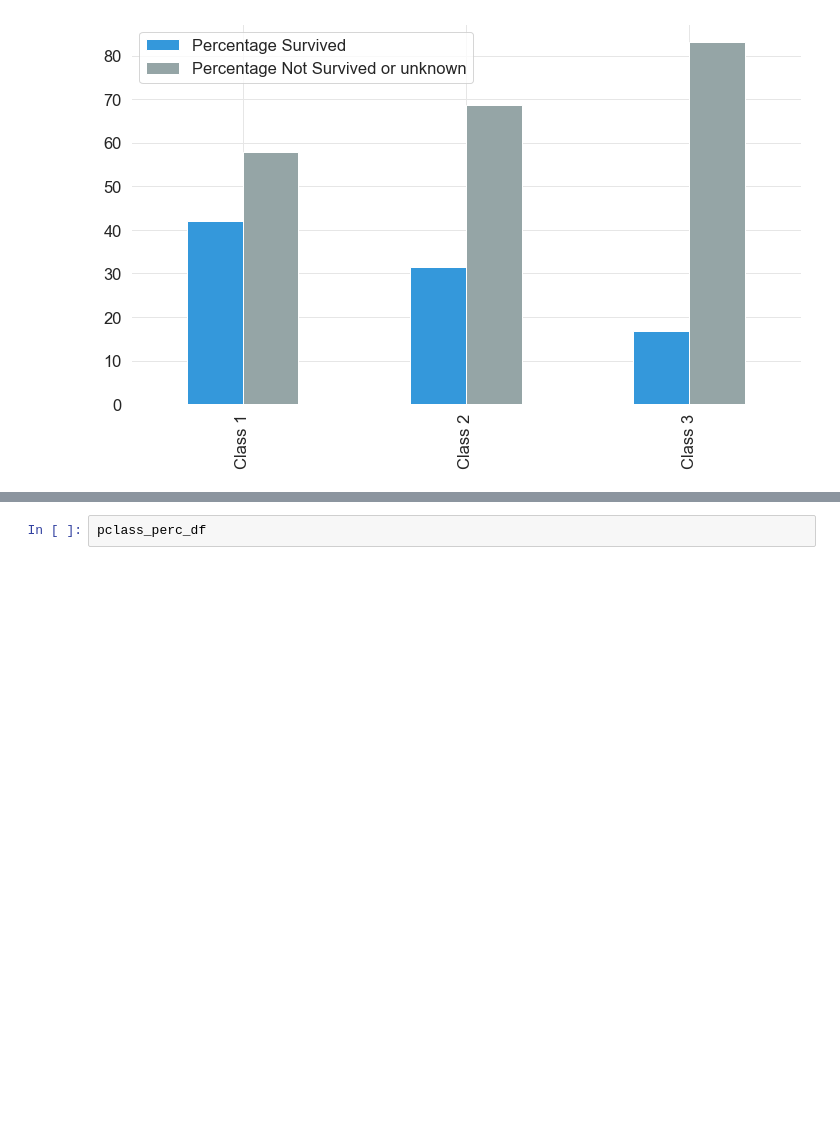
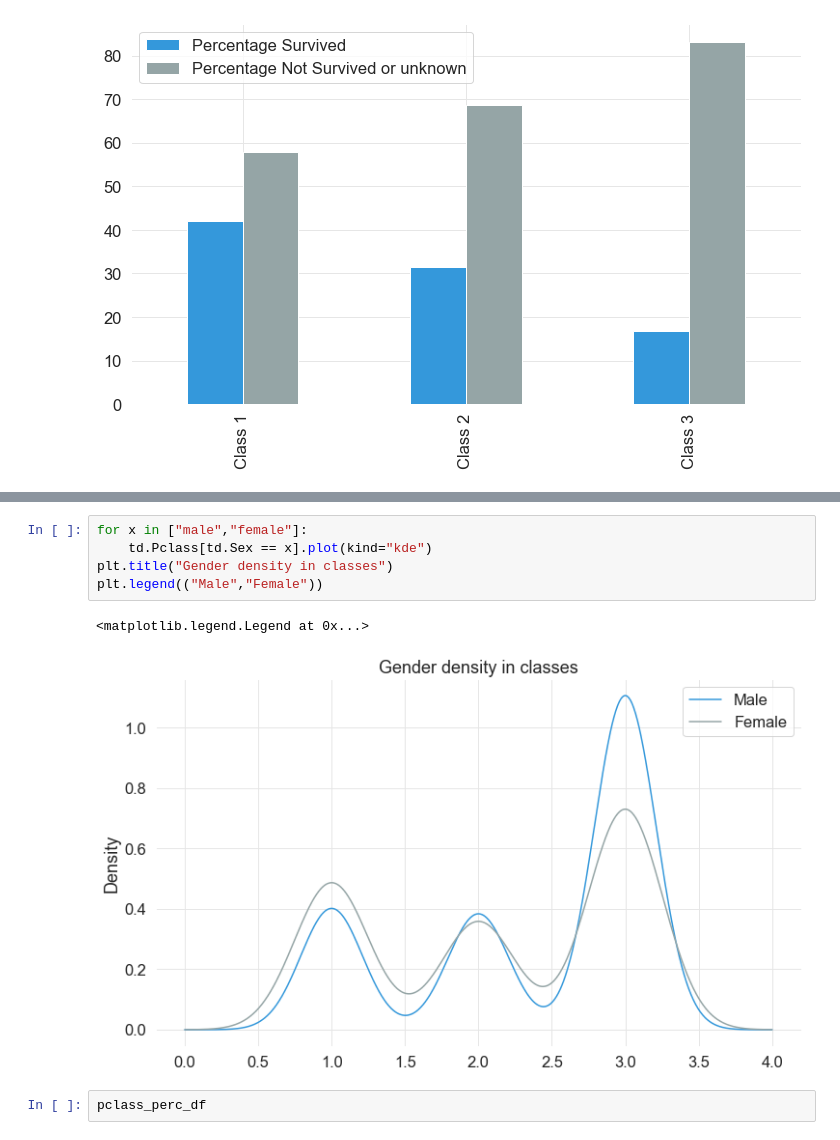
Before and after one commit to sumitmukhija/Titanic, a Jupyter notebook: Tip of the Iceberg.ipynb, the cells around one changed output, grey strips where cells are left out. Saved outputs shown, nothing was run; the diff lists cells and outputs as text; blank space fills up the shorter version.

```diff
--- a/Tip of the Iceberg.ipynb
+++ b/Tip of the Iceberg.ipynb
@@ -191,3 +203,11 @@ pclass_perc_df.plot.bar()
+# %%
+for x in ["male","female"]:
+    td.Pclass[td.Sex == x].plot(kind="kde")
+plt.title("Gender density in classes")
+plt.legend(("Male","Female"))
+# %% [output]
+<matplotlib.legend.Legend at 0x...>
+[figure, added]
 # %%
 pclass_perc_df
 # %% [output]
```
Also changed, not shown: parts of 19 cells of this notebook.
